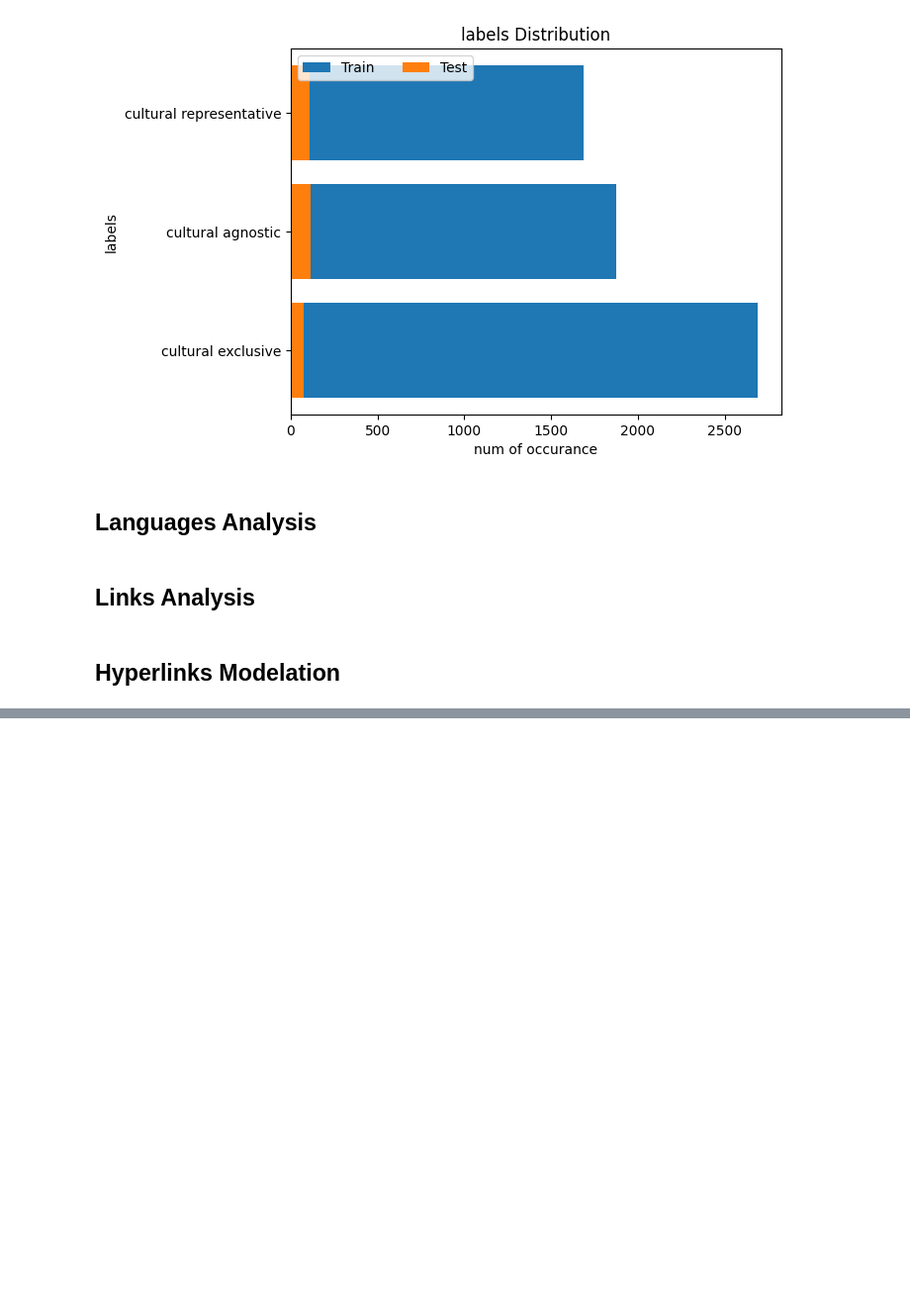
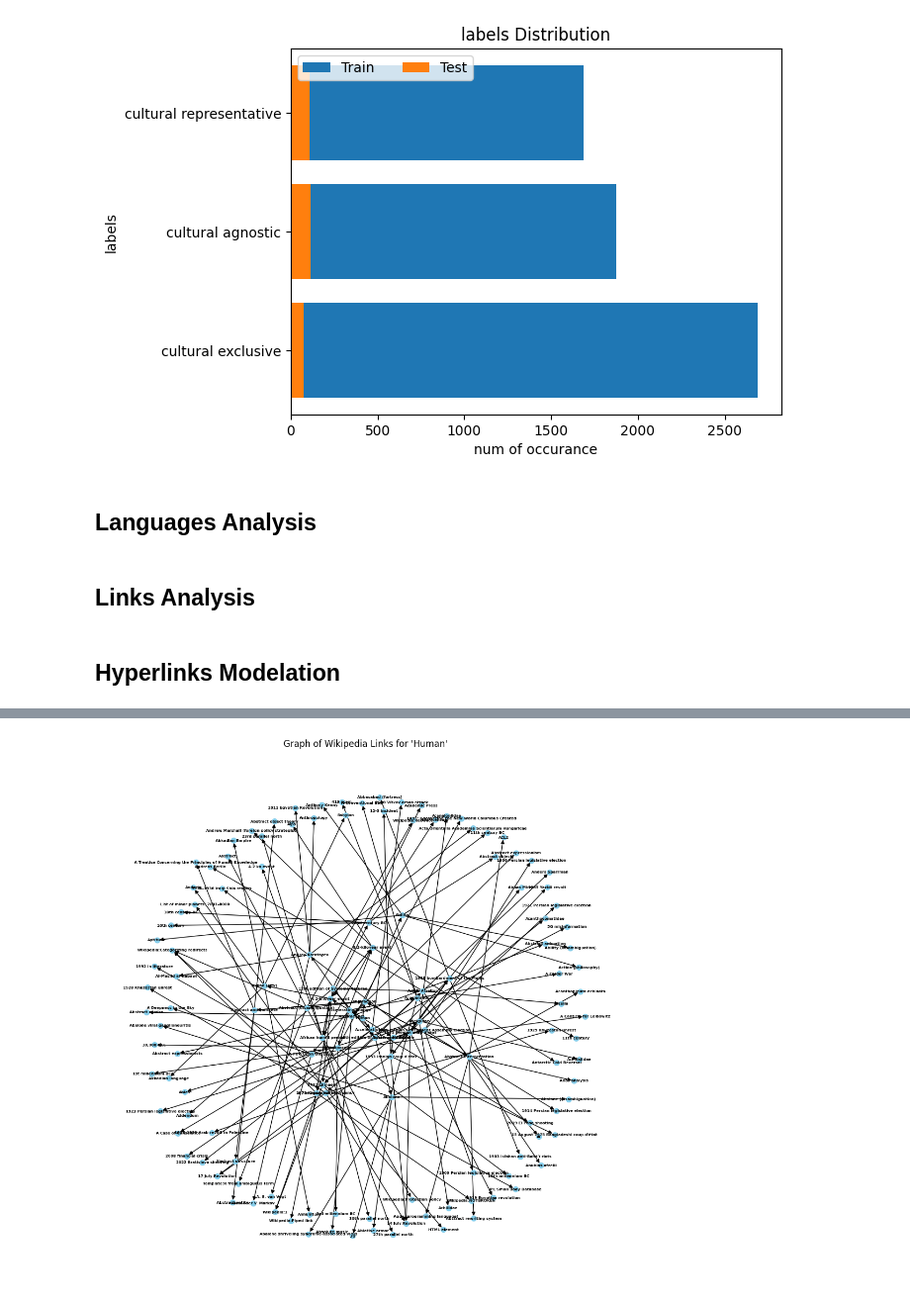
Before and after one commit to pizzi-andrea/MNLP-HW1, a Jupyter notebook: src/dataset/a_dataset.ipynb, the cells around one changed output, grey strips where cells are left out. Shown at 99% size. Drawn from its saved outputs; the diff is of its cells as text; code cells hidden in the pictures; blank space fills up the shorter version.

Commit message:
Implement Hyperlinks Modeling
issues:
	- irrelevant links

Signed-off-by: Andrea Pizzi <pizzi.1995517@studenti.uniroma1.it>

```diff
--- a/src/dataset/a_dataset.ipynb
+++ b/src/dataset/a_dataset.ipynb
@@ -138,4 +138,91 @@ plt.legend(loc='upper left', ncols=2)
 # %% [markdown]
 ## Hyperlinks Modelation
 # %%
+import networkx as nx
+import requests
+import matplotlib.pyplot as plt
+
+import networkx as nx
+import requests
+
+def BFS_Links(G: nx.DiGraph, base: str, limit: int = 50, depth: int = 5) -> nx.DiGraph:
+    url = f"https://en.wikipedia.org/w/api.php?action=query&titles={base}&prop=links&pllimit=max&format=json"
+
+    try:
+        response = requests.get(url, timeout=10)
+        response.raise_for_status()
+        data = response.json()
+    except requests.exceptions.HTTPError as http_err:
+        print(f"HTTP error: {http_err}")
+        return G
+    except requests.exceptions.Timeout:
+        print("Request timed out.")
+        return G
+    except requests.exceptions.RequestException as err:
+        print(f"Request error: {err}")
+        return G
+    except ValueError as json_err:
+        print(f"JSON parsing error: {json_err}")
+        return G
+
+    # Add the base node if it's not already in the graph
+    if not G.has_node(base):
+        print(f'Added node: {base}')
+        G.add_node(base, count=0)
+
+    if depth == 0:
+        return G
+
+    # Extract links from the API response
+    links = []
+    pages = data['query']['pages']
+    for page_id in pages:
+        page = pages[page_id]
+        if "links" in page:
+            links = [link['title'] for link in page['links'][:min(limit, len(page['links']))]]
+
+    if not links:
+        return G
+
+    # Explore the links
+    for link in links:
+        if G.has_node(link):
+            G.nodes[link]['count'] += 1  # already present → increment counter
+        else:
+            G.add_node(link, count=1)  # new node → count as first visit
+
+        G.add_edge(base, link)  # add edge between base and link
+
+        print(f"Node '{link}' has been seen {G.nodes[link]['count']} times.")
+        G = BFS_Links(G, link, limit, depth - 1)
+
+    return G
+
+
+
+# Initialize an empty graph
+G = nx.DiGraph()
+
+# Example starting point
+start_page = "Human"
+url = f"https://en.wikipedia.org/w/api.php?action=query&titles={start_page}&prop=links&pllimit=max&format=json"
+# Add the starting page to the graph
+
+G = BFS_Links(G, start_page, limit=5, depth=3)
+
+
+
+
+# Now we have a graph with nodes and edges representing Wikipedia pages and links between them
+
+# Example analysis: Draw the graph
+plt.figure(figsize=(10, 10))
+pos = nx.spring_layout(G)
+nx.draw(G,pos=pos, with_labels=True, node_size=50, node_color="skyblue", font_size=5, font_weight="bold")
+plt.title(f"Graph of Wikipedia Links for '{start_page}'")
+plt.show()
+
+# PageRank analysis (calculating importance of nodes)
+pagerank = nx.pagerank(G)
+print("PageRank of nodes:", pagerank)
 # %% [output]
@@ -142,0 +246 @@ plt.legend(loc='upper left', ncols=2)
+[figure, added]
```
Also changed, not shown: parts of 1 cell of this notebook.
